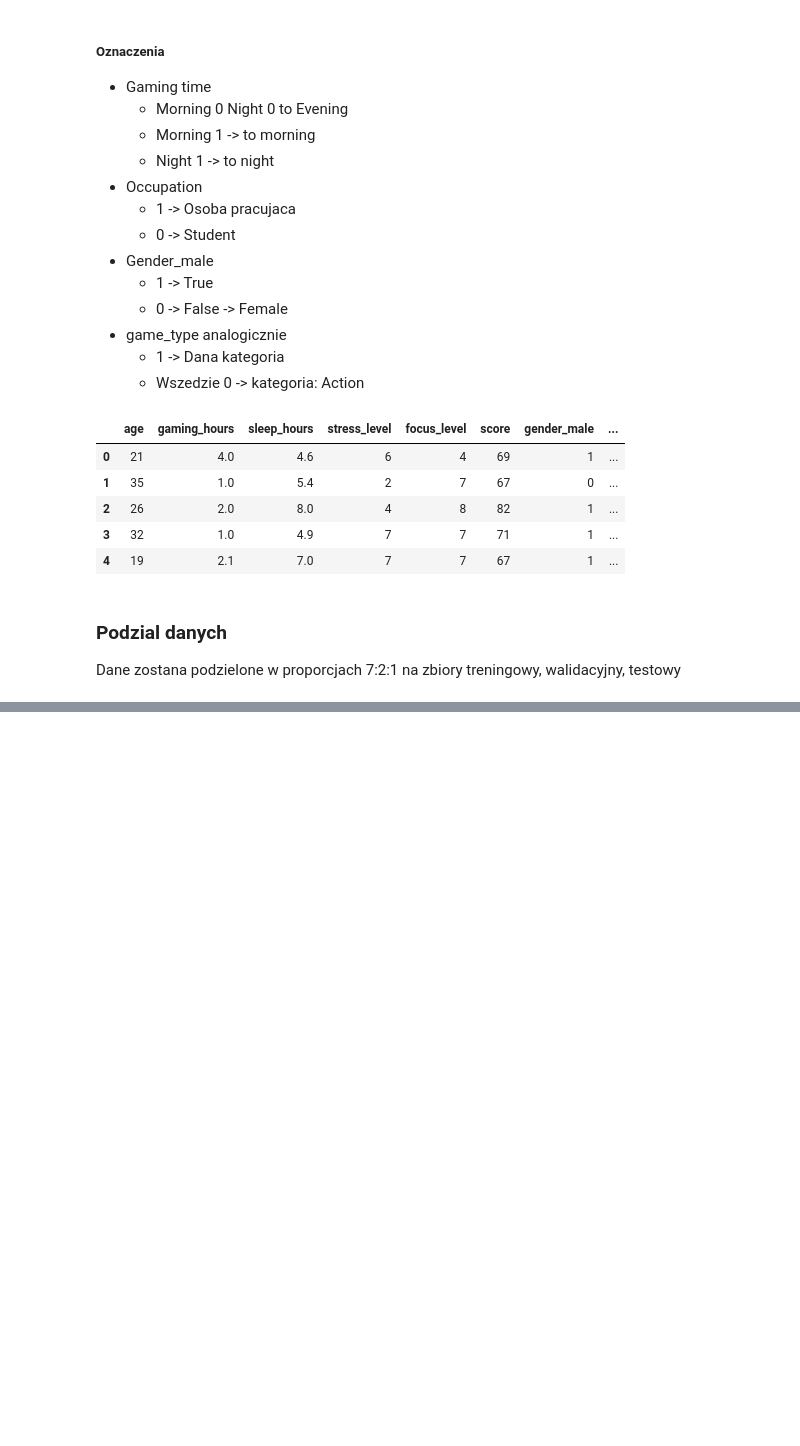
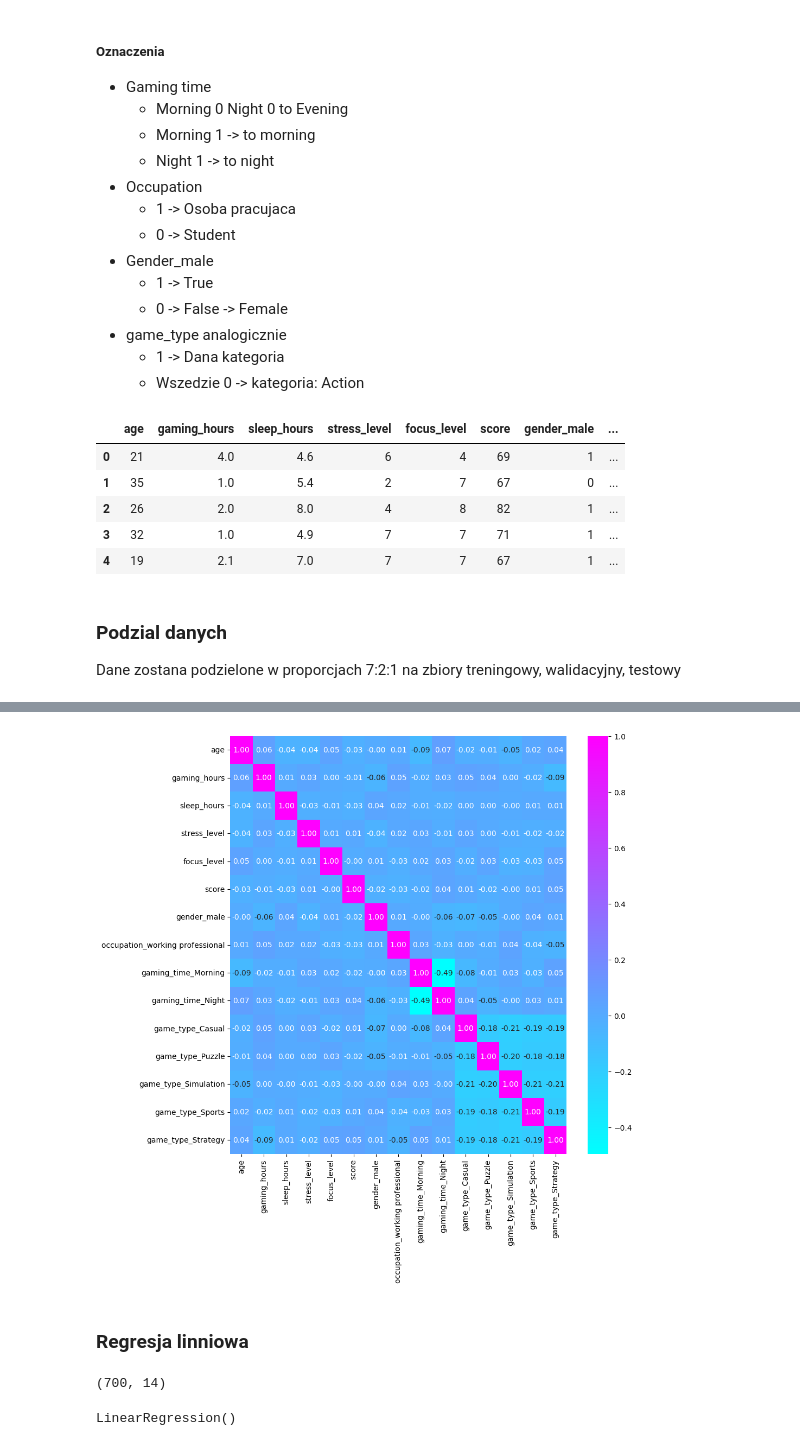
Before and after one commit to NewbieDuck/EWD_Projekt, a Jupyter notebook: notebooks/main.ipynb, the cells around one changed output, grey strips where cells are left out. Cells and saved outputs as stored; diff of their text form; code cells hidden in the pictures; blank space fills up the shorter version.

Commit message:
[A] linear regression

```diff
--- a/notebooks/main.ipynb
+++ b/notebooks/main.ipynb
@@ -19,5 +37,5 @@ shutil.copy(og, cp)
 # %%
-df = pd.read_csv("./data/gaming_performance.csv")
+df = pd.read_csv("../data/gaming_performance.csv")
 df.head()
 # %% [output]
 |  | User_ID | Age | Gender | Occupation | Game_Type | Daily_Gaming_Hours | Weekly_Gaming_Hours | ... |
@@ -112,0 +145,7 @@ print(x_test.count())
+# %%
+f, ax = plt.subplots(1, 1, figsize=(10, 10))
+ax = sn.heatmap(data=df.corr(), annot=True, cmap="cool", fmt=".2f")
+# %% [output]
+[figure, added]
+# %% [markdown]
+### Regresja linniowa
@@ -112,0 +157,8 @@ print(x_test.count())
+# %%
+print(x_train.shape)
+# %% [output]
+(700, 14)
+# %%
+model.fit(x_train, y_train)
+# %% [output]
+LinearRegression()
```
Also changed, not shown: parts of 12 cells of this notebook.
